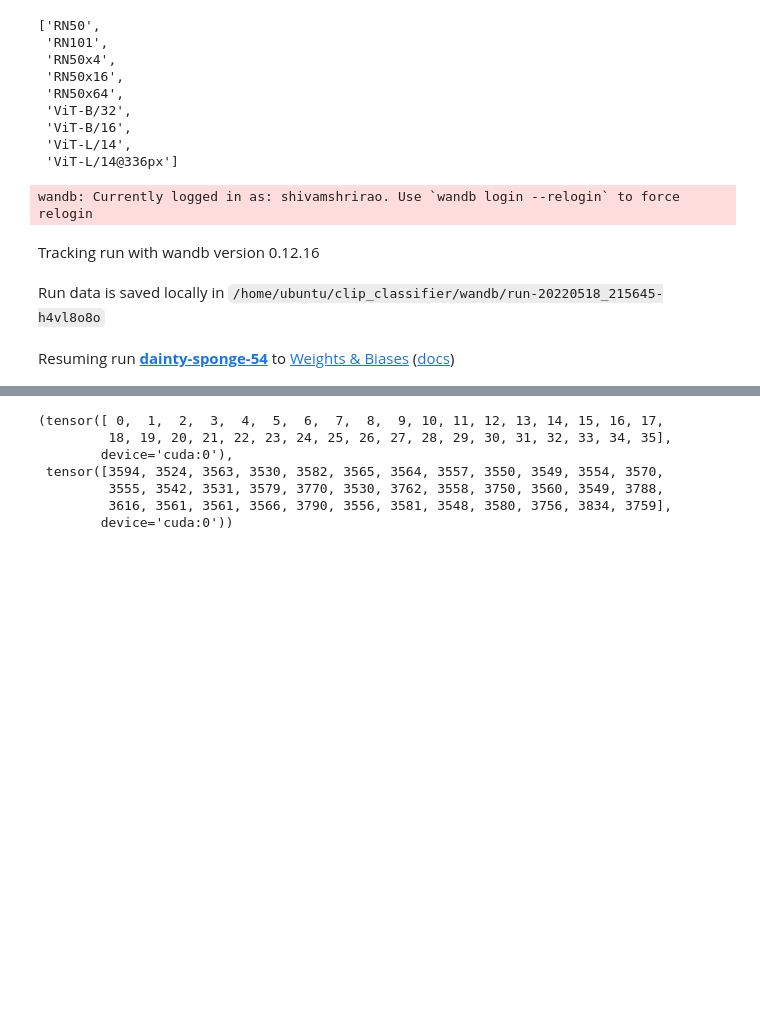
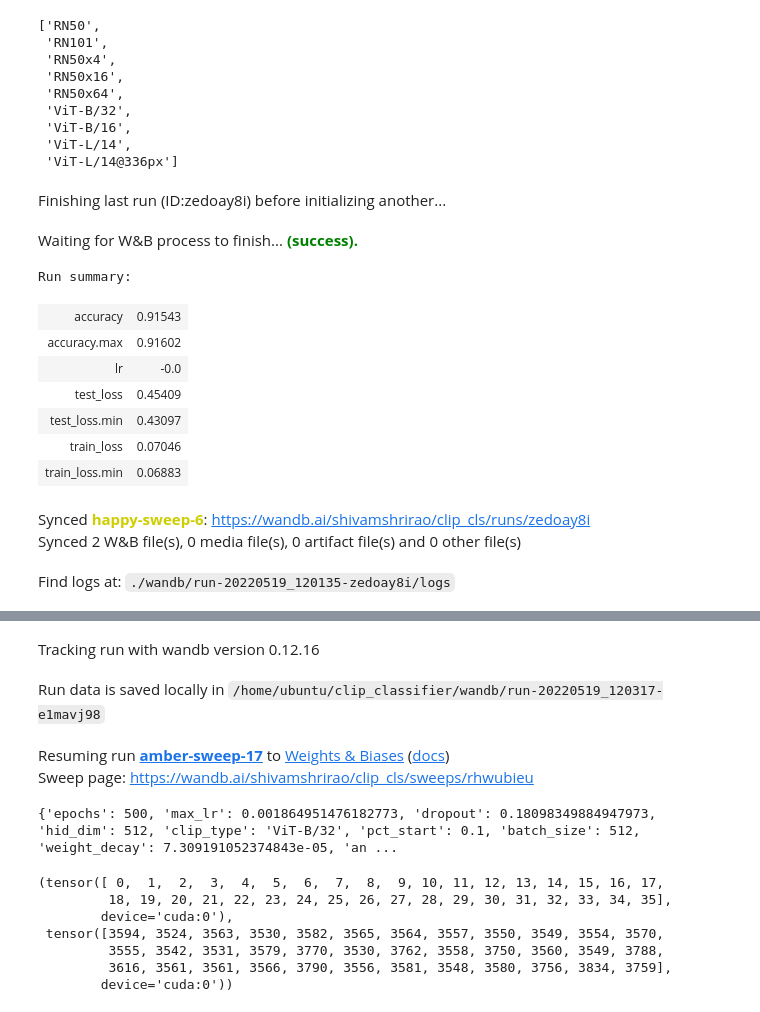
Before and after one commit to ShivamShrirao/clip_classifier, a Jupyter notebook: export_graph.ipynb, the cells around one changed output, grey strips where cells are left out. Saved outputs shown, nothing was run; the diff lists cells and outputs as text; code cells hidden in the pictures; blank space fills up the shorter version.

```diff
--- a/export_graph.ipynb
+++ b/export_graph.ipynb
@@ -21,10 +22,19 @@ from torch.cuda import amp
 # %%
 device = "cuda" if torch.cuda.is_available() else "cpu"
 # %%
-wandb.init(project="clip_cls_9", id="h4vl8o8o", resume='must')
+wandb.init(project="clip_cls", id="e1mavj98", resume='must')
 CONFIG = wandb.config
 # %% [output]
-wandb: Currently logged in as: shivamshrirao. Use `wandb login --relogin` to force relogin
-Tracking run with wandb version 0.12.16
+Finishing last run (ID:zedoay8i) before initializing another...
-Run data is saved locally in /home/ubuntu/clip_classifier/wandb/run-20220518_215645-h4vl8o8o
+Waiting for W&B process to finish... (success).
+Run summary:
+| accuracy | 0.91543 |
+| accuracy.max | 0.91602 |
+| lr | -0.0 |
+| test_loss | 0.45409 |
+| test_loss.min | 0.43097 |
+| train_loss | 0.07046 |
+| train_loss.min | 0.06883 |
-Resuming run dainty-sponge-54 to Weights & Biases (docs)
+Synced happy-sweep-6: https://wandb.ai/shivamshrirao/clip_cls/runs/zedoay8i
+Synced 2 W&B file(s), 0 media file(s), 0 artifact file(s) and 0 other file(s)
+Find logs at: ./wandb/run-20220519_120135-zedoay8i/logs
@@ -31,3 +42,11 @@ Resuming run dainty-sponge-54 to Weights & Biases (docs)
+Tracking run with wandb version 0.12.16
+Run data is saved locally in /home/ubuntu/clip_classifier/wandb/run-20220519_120317-e1mavj98
+Resuming run amber-sweep-17 to Weights & Biases (docs)
+Sweep page: https://wandb.ai/shivamshrirao/clip_cls/sweeps/rhwubieu
+# %%
+CONFIG
+# %% [output]
+{'epochs': 500, 'max_lr': 0.001864951476182773, 'dropout': 0.18098349884947973, 'hid_dim': 512, 'clip_type': 'ViT-B/32', 'pct_start': 0.1, 'batch_size': 512, 'weight_decay': 7.309191052374843e-05, 'an ...
 # %%
 features_cache = f"{CONFIG['clip_type']}_features.pth"
 ft_dict = torch.load(features_cache)
```
Also changed, not shown: parts of 18 cells of this notebook, 2 other files.
